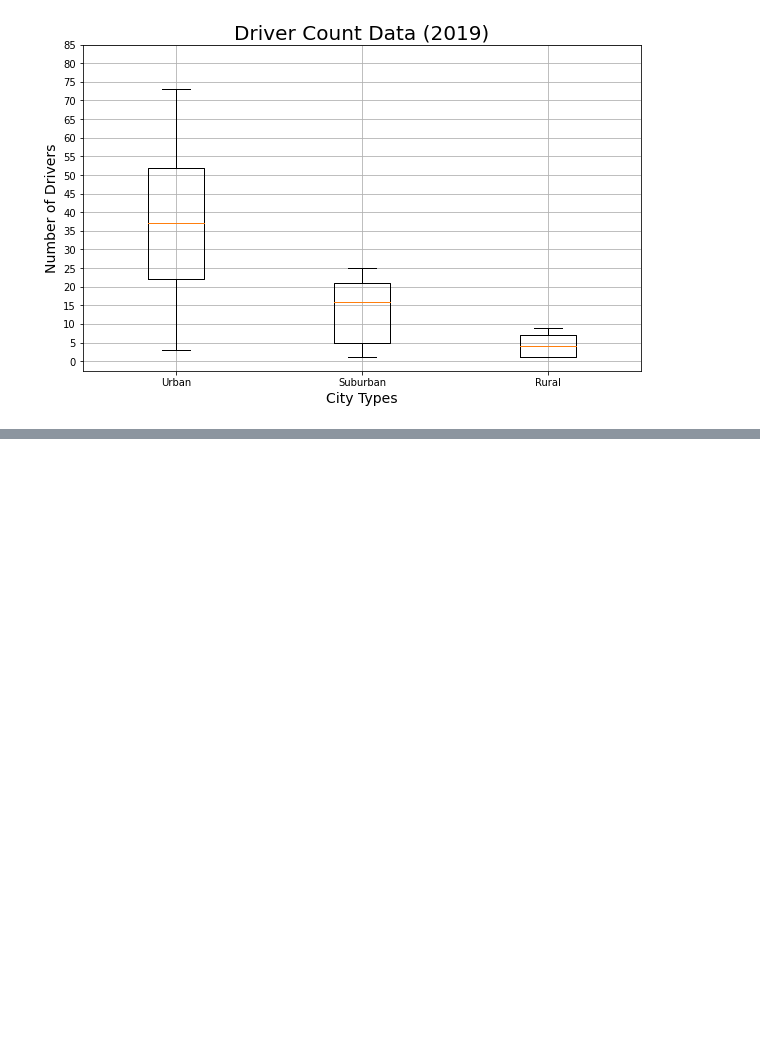
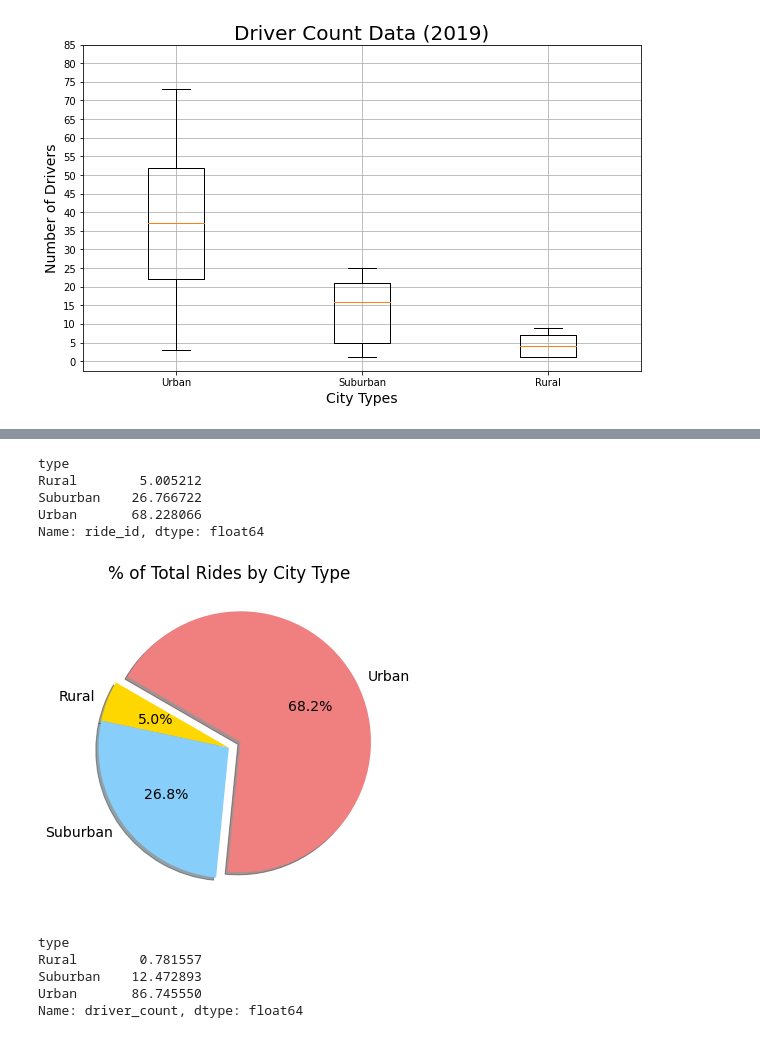
Before and after one commit to jennadodge/PyBer_Analysis, a Jupyter notebook: PyBer.ipynb, the cells around one changed output, grey strips where cells are left out. Drawn from its saved outputs; the diff is of its cells as text; code cells hidden in the pictures; blank space fills up the shorter version.

```diff
--- a/PyBer.ipynb
+++ b/PyBer.ipynb
@@ -850,0 +917,42 @@ plt.show()
+# %%
+# Create the same chart for % of total rides by city type and % of total drivers by city type
+ride_percents = 100* pyber_data_df.groupby(["type"]).sum()["ride_id"]/pyber_data_df["ride_id"].sum()
+ride_percents
+# %% [output]
+type
+Rural        5.005212
+Suburban    26.766722
+Urban       68.228066
+Name: ride_id, dtype: float64
+# %%
+# Create the pie chart
+labels = ["Rural","Suburban","Urban"]
+explode = (0,0,.1)
+colors = ["gold","lightskyblue","lightcoral"]
+
+plt.subplots(figsize = (10,6))
+plt.pie(ride_percents,
+       labels = labels,
+       explode = explode,
+       colors = colors,
+       autopct="%1.1f%%",
+       shadow = True,
+       startangle = 150
+       )
+
+plt.title("% of Total Rides by City Type")
+mpl.rcParams['font.size']=14
+plt.savefig("analysis/Fig6.png")
+plt.show()
+# %% [output]
+[figure, added]
+# %%
+# Calculate % of total drivers by city type
+driver_percents = 100 * pyber_data_df.groupby(["type"]).sum()["driver_count"]/pyber_data_df["driver_count"].sum()
+driver_percents
+# %% [output]
+type
+Rural        0.781557
+Suburban    12.472893
+Urban       86.745550
+Name: driver_count, dtype: float64
```
Also changed, not shown: parts of 6 cells of this notebook, 3 other files.
